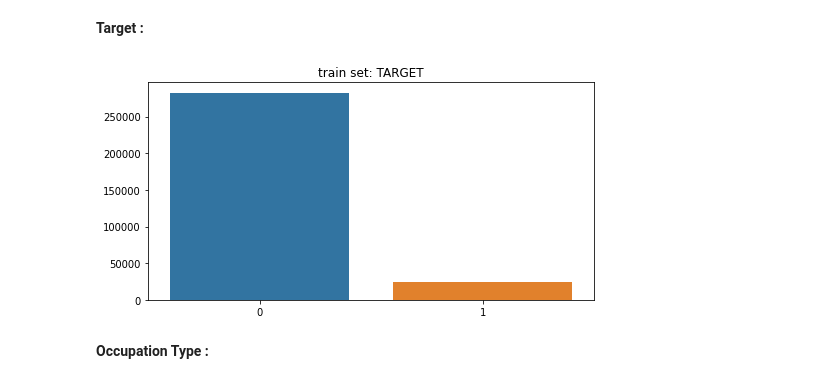
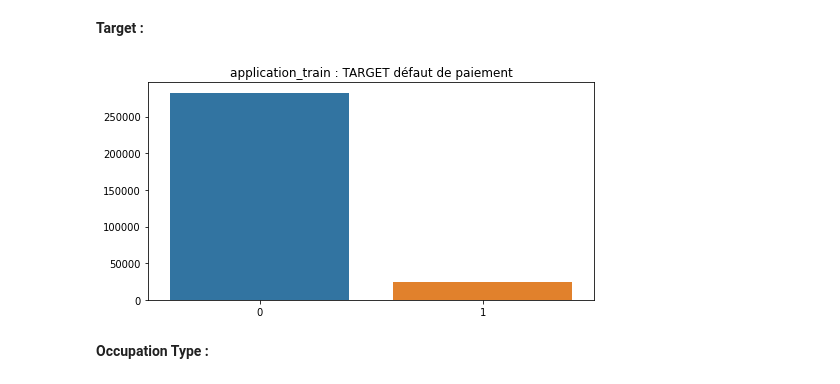
Before and after one commit to StefBerechet/OC_DS_P7_Modele_Scoring, a Jupyter notebook: P7_01_Exploration_Data.ipynb, the cells around one changed output. Cells and saved outputs as stored; diff of their text form; code cells hidden in the pictures.

```diff
--- a/P7_01_Exploration_Data.ipynb
+++ b/P7_01_Exploration_Data.ipynb
@@ -458,9 +458,9 @@ def plot_categorical_bylabel(data, col, size=[12 ,6], xlabel_angle=0, title='',
 # %% [markdown]
 **Target :**
 # %%
-plot_categorical(data=application_train, col='TARGET', size=[8 ,4], xlabel_angle=0, title='train set: TARGET')
+plot_categorical(data=application_train, col='TARGET', size=[8 ,4], xlabel_angle=0, title='application_train : TARGET défaut de paiement')
 # %% [output]
-[figure, old version]
+[figure, new version]
 # %% [markdown]
 **Occupation Type :**
 # %%
```
Also changed, not shown: parts of 31 cells of this notebook, 2 other files.
